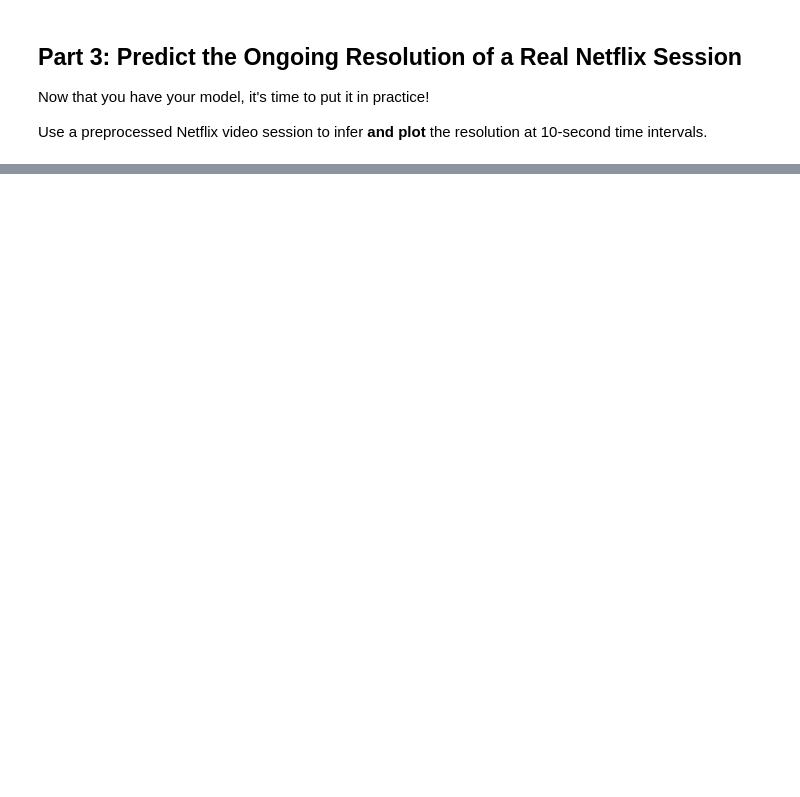
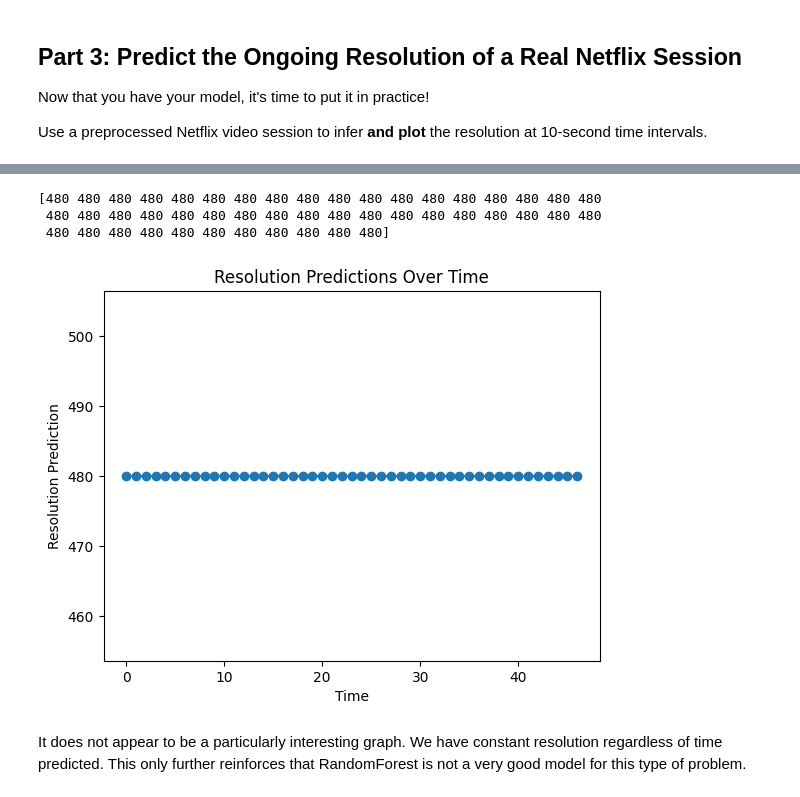
Before and after one commit to Nixolium/ml-systems, a Jupyter notebook: docs/assignments/1-Video-Quality-Inference.ipynb, the cells around one changed output, grey strips where cells are left out. Saved outputs shown, nothing was run; the diff lists cells and outputs as text; code cells hidden in the pictures; blank space fills up the shorter version.

```diff
--- a/docs/assignments/1-Video-Quality-Inference.ipynb
+++ b/docs/assignments/1-Video-Quality-Inference.ipynb
@@ -179,0 +286,5 @@ Use a preprocessed Netflix video session to infer **and plot** the resolution at
+# %%
+#nflxsession['feature']=1
+common_columns = nflxsession.columns.intersection(ds_final.columns)
+session_final = nflxsession[common_columns]
+session_final.head()
@@ -179,0 +298,2 @@ Use a preprocessed Netflix video session to infer **and plot** the resolution at
+# %%
+bestsearch = grid_search.best_estimator_
@@ -179,0 +304,3 @@ Use a preprocessed Netflix video session to infer **and plot** the resolution at
+# %%
+nflxsession_filtered = session_final[session_final['resolution'].isin(["280", "360", "480", "720", "1080"])]
+nflxsession_filtered.head()
@@ -179,0 +314,21 @@ Use a preprocessed Netflix video session to infer **and plot** the resolution at
+# %%
+X_nflxsession = nflxsession_filtered.drop(columns=['resolution'])  # Assuming 'resolution' is the target column
+resolution_predictions = bestsearch.predict(X_nflxsession)
+print(resolution_predictions)
+# %% [output]
+[480 480 480 480 480 480 480 480 480 480 480 480 480 480 480 480 480 480
+ 480 480 480 480 480 480 480 480 480 480 480 480 480 480 480 480 480 480
+ 480 480 480 480 480 480 480 480 480 480 480]
+# %%
+timestamps = nflxsession_filtered["relative_timestamp"]
+numeric_timestamps = np.arange(len(timestamps))
+plt.plot(numeric_timestamps, resolution_predictions, marker='o')
+
+plt.xlabel('Time')
+plt.ylabel('Resolution Prediction')
+plt.title('Resolution Predictions Over Time')
+plt.show()
+# %% [output]
+[figure, added]
+# %% [markdown]
+It does not appear to be a particularly interesting graph. We have constant resolution regardless of time predicted. This only further reinforces that RandomForest is not a very good model for this type of problem.
```
Also changed, not shown: parts of 24 cells of this notebook.
